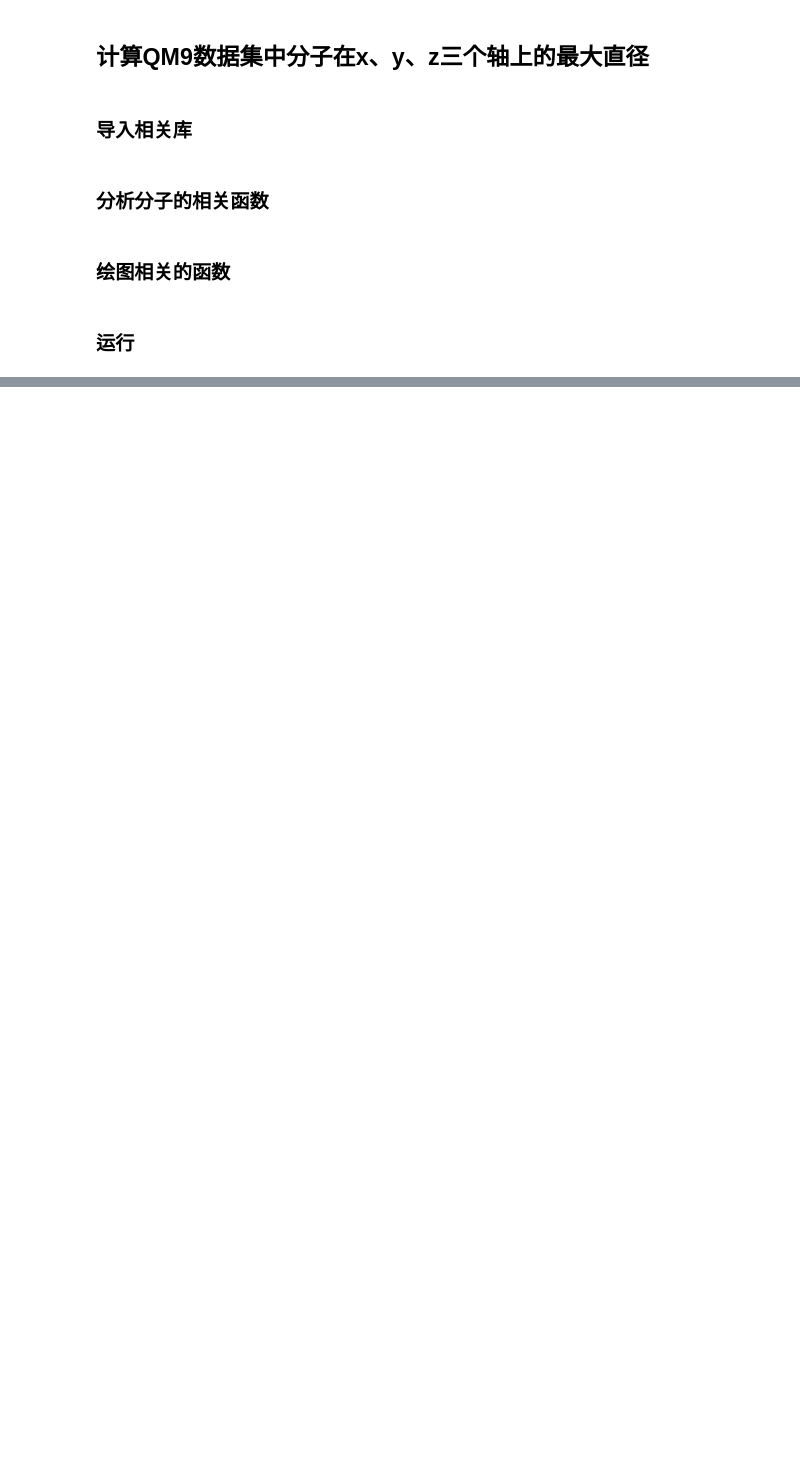
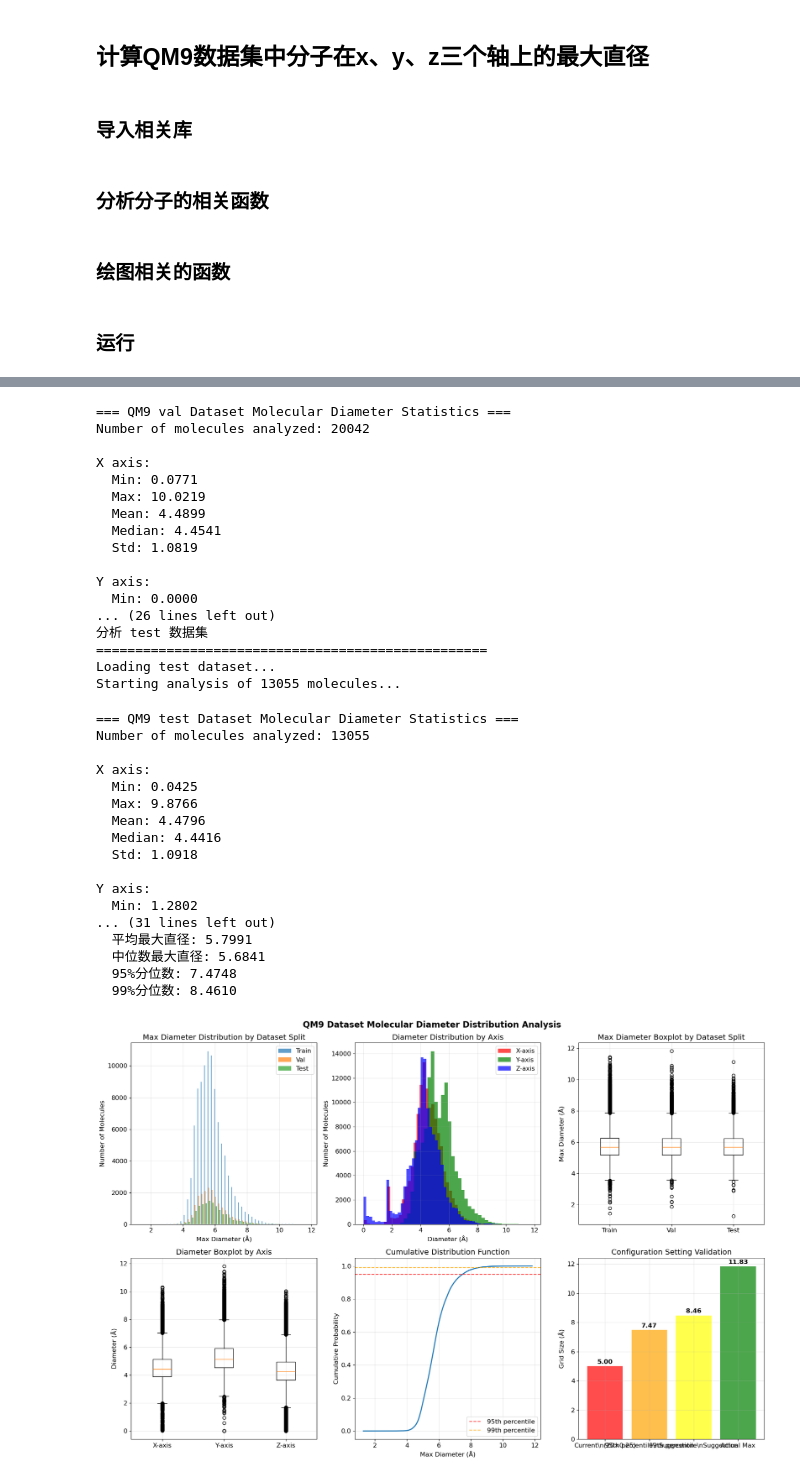
Before and after one commit to CHERRY-ui8/VecMol, a Jupyter notebook: funcmol/notebooks/calculate_diameter.ipynb, the cells around one changed output, grey strips where cells are left out. Drawn from its saved outputs; the diff is of its cells as text; code cells hidden in the pictures; blank space fills up the shorter version.

```diff
--- a/funcmol/notebooks/calculate_diameter.ipynb
+++ b/funcmol/notebooks/calculate_diameter.ipynb
@@ -25,37 +59,5 @@ rcParams['font.size'] = 12
 # %%
-def calculate_molecule_diameter(coords, atoms_channel, padding_index=999):
-    """
-    Calculate molecular diameter along x, y, z axes
-
-    Args:
-        coords: molecular coordinates (N, 3)
-        atoms_channel: atom types (N,)
-        padding_index: padding index to ignore invalid atoms
-
-    Returns:
-        dict: dictionary containing x, y, z axis diameters
-    """
-    # Filter out padding atoms
-    valid_mask = atoms_channel != padding_index
-    valid_coords = coords[valid_mask]
-
-    if len(valid_coords) == 0:
-        return {"x": 0.0, "y": 0.0, "z": 0.0}
-
-    # Calculate min and max coordinates for each axis
-    min_coords = torch.min(valid_coords, dim=0).values
-    max_coords = torch.max(valid_coords, dim=0).values
-
-    # Calculate diameter (max - min)
-    diameters = max_coords - min_coords
-
-    return {
-        "x": diameters[0].item(),
-        "y": diameters[1].item(),
-        "z": diameters[2].item()
-    }
-
-def analyze_qm9_diameters(data_dir="dataset/data", split="train", max_samples=None):
+def analyze_qm9_diameters(data_dir="funcmol/dataset/data", split="train", max_samples=None):
     """
     Analyze molecular diameters in QM9 dataset
 
@@ -292,7 +461,9 @@ def plot_detailed_analysis(df):
 # %% [markdown]
 ### 运行
 # %%
+print(f"\n{'='*50}")
 print("开始分析QM9数据集分子直径...")
+print(f"{'='*50}")
 
 # 分析所有数据集分割
 all_results = {}
@@ -306,11 +477,6 @@ for split in ["train", "val", "test"]:
     result = analyze_qm9_diameters(split=split)
     if result is not None:
         all_results[split] = result
-
-# 汇总统计
-print(f"\n{'='*50}")
-print("汇总统计")
-print(f"{'='*50}")
 
 all_max_diameters = []
 for split, (diameters_array, max_diameters) in all_results.items():
@@ -327,7 +493,7 @@ print(f"  95%分位数: {np.percentile(all_max_diameters, 95):.4f}")
 print(f"  99%分位数: {np.percentile(all_max_diameters, 99):.4f}")
 
 # 绘制主要分布图
-df = plot_diameter_distributions(all_results)
+df = plot_qm9_diameter_distributions(all_results)
 
 # 绘制详细分析图
 plot_detailed_analysis(df)
@@ -352,0 +527,35 @@ ValueError: zero-size array to reduction operation minimum which has no identity
+=== QM9 val Dataset Molecular Diameter Statistics ===
+Number of molecules analyzed: 20042
+
+X axis:
+  Min: 0.0771
+  Max: 10.0219
+  Mean: 4.4899
+  Median: 4.4541
+  Std: 1.0819
+
+Y axis:
+  Min: 0.0000
+... (26 lines left out)
+分析 test 数据集
+==================================================
+Loading test dataset...
+Starting analysis of 13055 molecules...
+=== QM9 test Dataset Molecular Diameter Statistics ===
+Number of molecules analyzed: 13055
+
+X axis:
+  Min: 0.0425
+  Max: 9.8766
+  Mean: 4.4796
+  Median: 4.4416
+  Std: 1.0918
+
+Y axis:
+  Min: 1.2802
+... (31 lines left out)
+  平均最大直径: 5.7991
+  中位数最大直径: 5.6841
+  95%分位数: 7.4748
+  99%分位数: 8.4610
+[figure, added]
```
Also changed, not shown: parts of 6 cells of this notebook, 13 other files.
